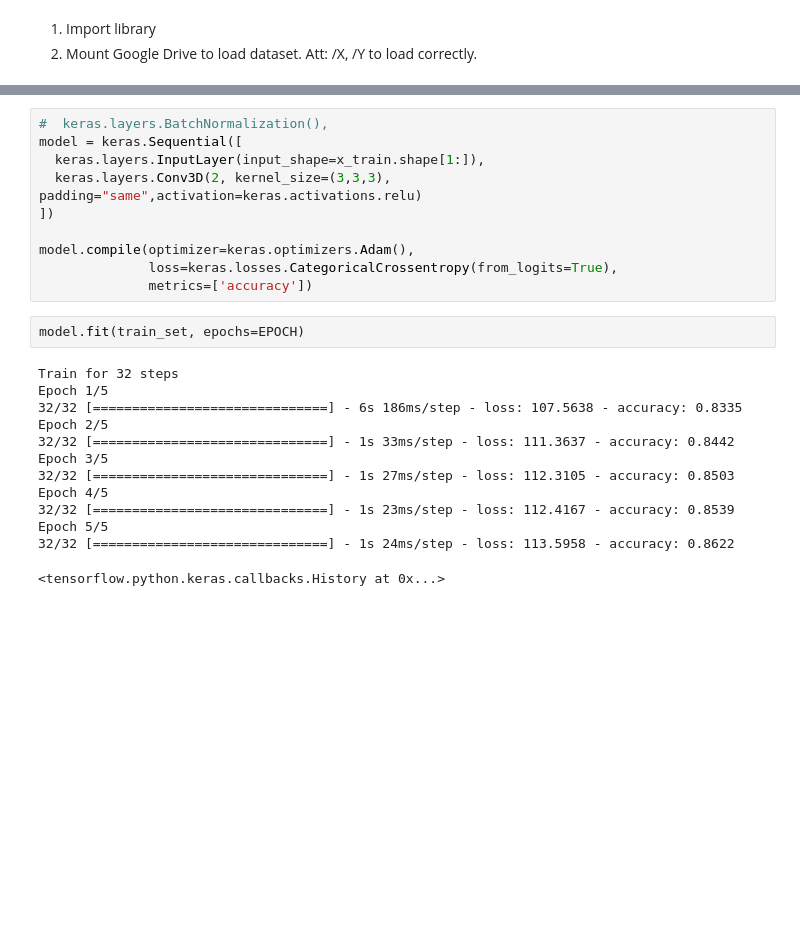
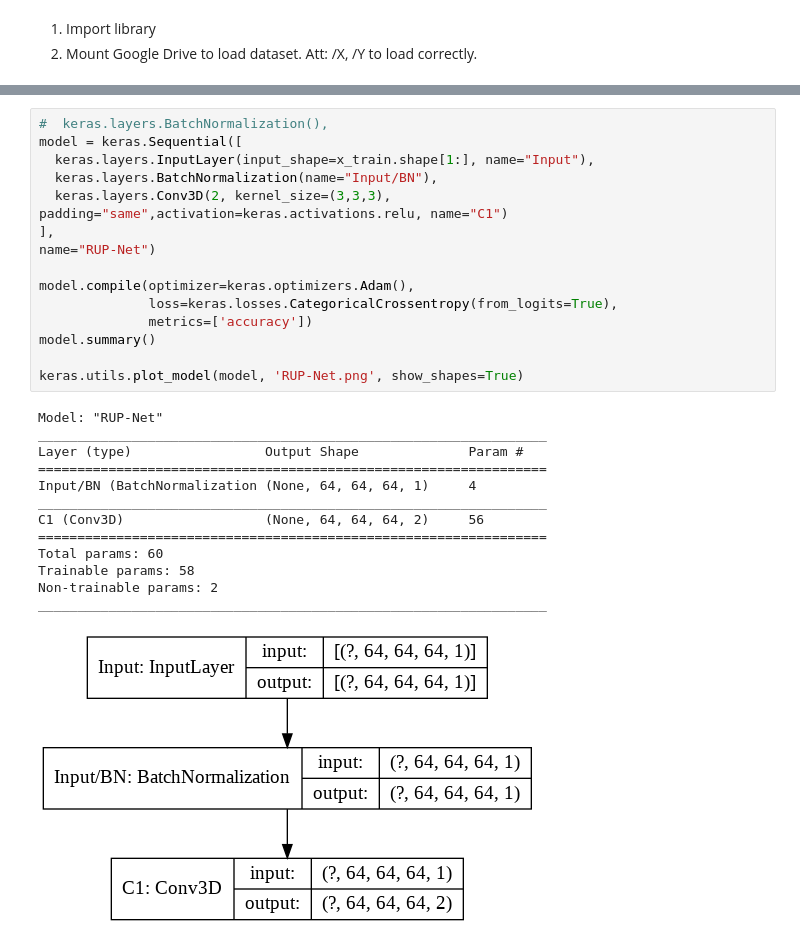
Before and after one commit to DarisaLLC/RUP-Net, a Jupyter notebook: RUP_Net.ipynb, the cells around one changed output, grey strips where cells are left out. Cells and saved outputs as stored; diff of their text form; blank space fills up the shorter version.

Commit message:
Augmentation, Early Stopping, Plot Dataset, Validation. But network is just one Conv layer.

```diff
--- a/RUP_Net.ipynb
+++ b/RUP_Net.ipynb
@@ -86,25 +183,29 @@ print(y_train.shape)
 # %%
 #  keras.layers.BatchNormalization(),
 model = keras.Sequential([
-  keras.layers.InputLayer(input_shape=x_train.shape[1:]),
-  keras.layers.Conv3D(2, kernel_size=(3,3,3), padding="same",activation=keras.activations.relu)
-])
+  keras.layers.InputLayer(input_shape=x_train.shape[1:], name="Input"),
+  keras.layers.BatchNormalization(name="Input/BN"),
+  keras.layers.Conv3D(2, kernel_size=(3,3,3), padding="same",activation=keras.activations.relu, name="C1")
+],
+name="RUP-Net")
 
 model.compile(optimizer=keras.optimizers.Adam(),
               loss=keras.losses.CategoricalCrossentropy(from_logits=True),
               metrics=['accuracy'])
+model.summary()
+
+keras.utils.plot_model(model, 'RUP-Net.png', show_shapes=True)
+# %% [output]
+Model: "RUP-Net"
+_________________________________________________________________
+Layer (type)                 Output Shape              Param #
+=================================================================
+Input/BN (BatchNormalization (None, 64, 64, 64, 1)     4
+_________________________________________________________________
+C1 (Conv3D)                  (None, 64, 64, 64, 2)     56
+=================================================================
+Total params: 60
+Trainable params: 58
+Non-trainable params: 2
+_________________________________________________________________
+[figure, added]
-# %%
-model.fit(train_set, epochs=EPOCH)
-# %% [output]
-Train for 32 steps
-Epoch 1/5
-32/32 [==============================] - 6s 186ms/step - loss: 107.5638 - accuracy: 0.8335
-Epoch 2/5
-32/32 [==============================] - 1s 33ms/step - loss: 111.3637 - accuracy: 0.8442
-Epoch 3/5
-32/32 [==============================] - 1s 27ms/step - loss: 112.3105 - accuracy: 0.8503
-Epoch 4/5
-32/32 [==============================] - 1s 23ms/step - loss: 112.4167 - accuracy: 0.8539
-Epoch 5/5
-32/32 [==============================] - 1s 24ms/step - loss: 113.5958 - accuracy: 0.8622
-<tensorflow.python.keras.callbacks.History at 0x...>
```
Also changed, not shown: parts of 9 cells of this notebook.
